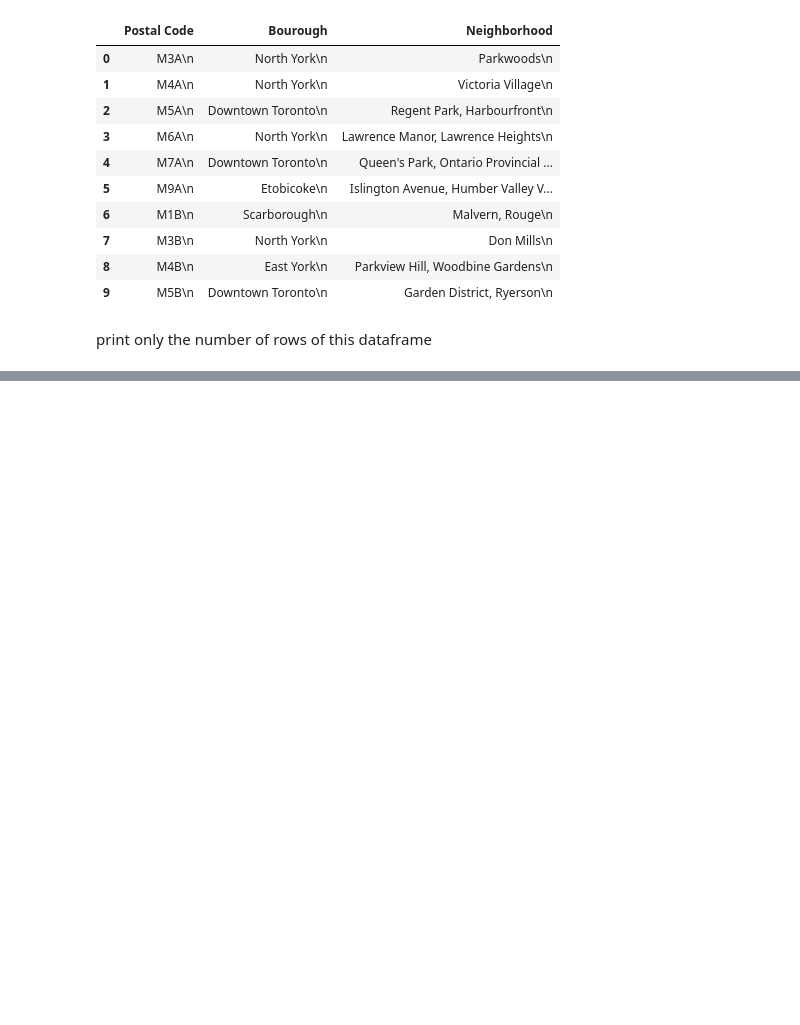
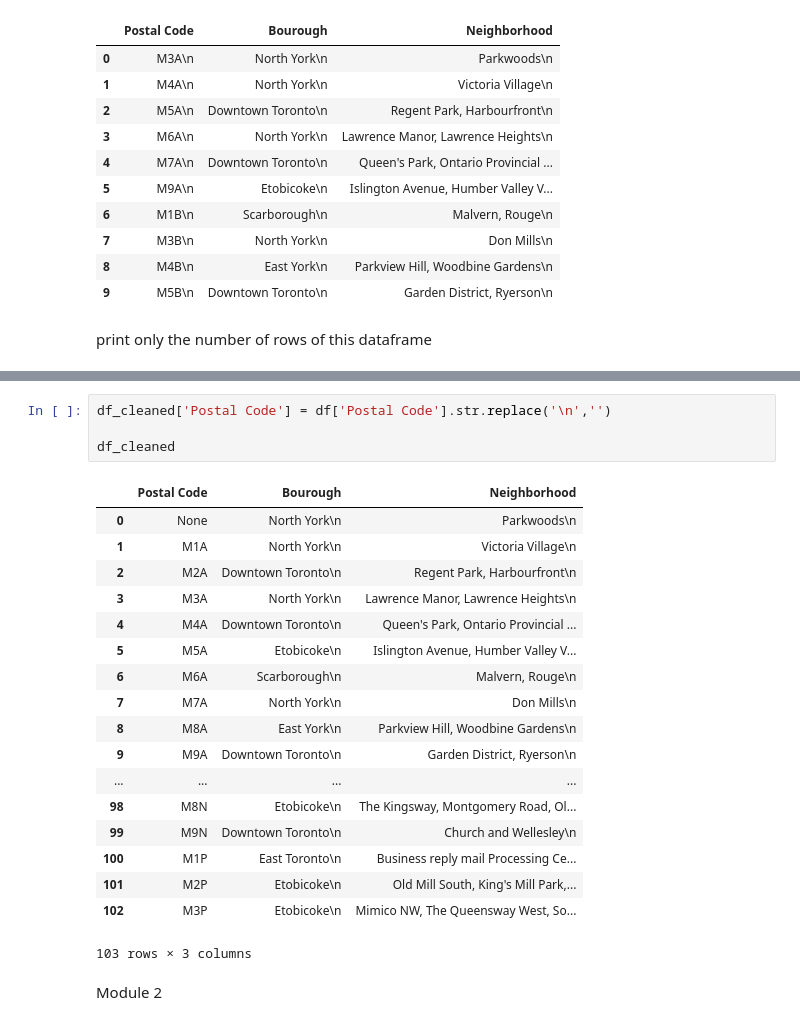
Before and after one commit to hedgehogBI/Data-Science-Capstone, a Jupyter notebook: Segmenting and Clustering Neighborhoods Toronto.ipynb, the cells around one changed output, grey strips where cells are left out. Drawn from its saved outputs; the diff is of its cells as text; blank space fills up the shorter version.

```diff
--- a/Segmenting and Clustering Neighborhoods Toronto.ipynb
+++ b/Segmenting and Clustering Neighborhoods Toronto.ipynb
@@ -159,2 +159,27 @@ df_cleaned.shape[0]
 # %% [output]
 103
+# %%
+df_cleaned['Postal Code'] = df['Postal Code'].str.replace('\n','')
+
+df_cleaned
+# %% [output]
+|  | Postal Code | Bourough | Neighborhood |
+| 0 | None | North York\n | Parkwoods\n |
+| 1 | M1A | North York\n | Victoria Village\n |
+| 2 | M2A | Downtown Toronto\n | Regent Park, Harbourfront\n |
+| 3 | M3A | North York\n | Lawrence Manor, Lawrence Heights\n |
+| 4 | M4A | Downtown Toronto\n | Queen's Park, Ontario Provincial ... |
+| 5 | M5A | Etobicoke\n | Islington Avenue, Humber Valley V... |
+| 6 | M6A | Scarborough\n | Malvern, Rouge\n |
+| 7 | M7A | North York\n | Don Mills\n |
+| 8 | M8A | East York\n | Parkview Hill, Woodbine Gardens\n |
+| 9 | M9A | Downtown Toronto\n | Garden District, Ryerson\n |
+| ... | ... | ... | ... |
+| 98 | M8N | Etobicoke\n | The Kingsway, Montgomery Road, Ol... |
+| 99 | M9N | Downtown Toronto\n | Church and Wellesley\n |
+| 100 | M1P | East Toronto\n | Business reply mail Processing Ce... |
+| 101 | M2P | Etobicoke\n | Old Mill South, King's Mill Park,... |
+| 102 | M3P | Etobicoke\n | Mimico NW, The Queensway West, So... |
+103 rows × 3 columns
+# %% [markdown]
+Module 2
```
Also changed, not shown: parts of 4 cells of this notebook.
